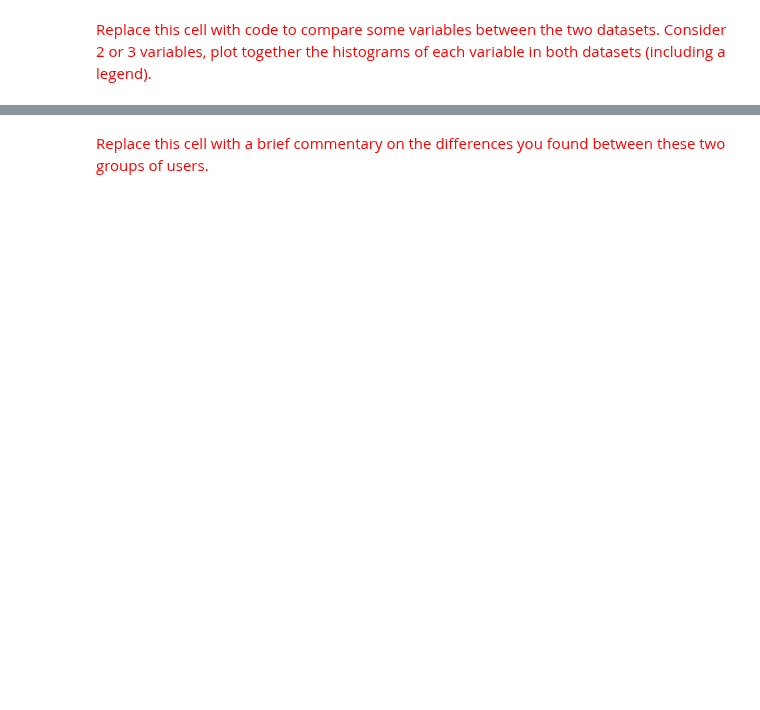
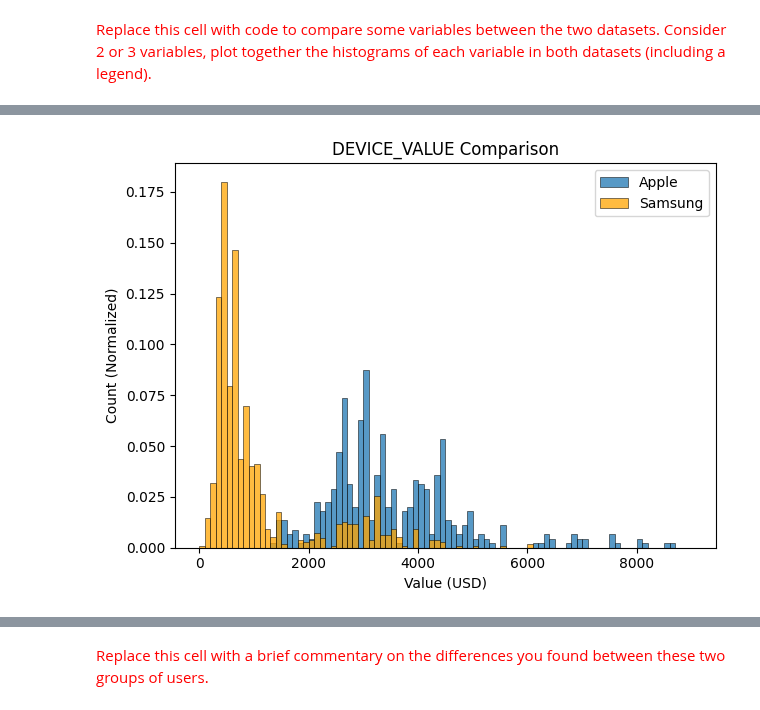
Before and after one commit to LucaFranceschi01/MDM-2024, a Jupyter notebook: ps01_02/ps01_02_data_preparation.ipynb, the cells around one changed output, grey strips where cells are left out. Cells and saved outputs as stored; diff of their text form; code cells hidden in the pictures; blank space fills up the shorter version.

```diff
--- a/ps01_02/ps01_02_data_preparation.ipynb
+++ b/ps01_02/ps01_02_data_preparation.ipynb
@@ -729,0 +1034,14 @@ Finally, find some features that are different between users of an Apple iPhone
+# %%
+ax = plt.subplot()
+
+ax.set(title='DEVICE_VALUE Comparison', xlabel='Value (USD)', ylabel='Count (Normalized)') # normalized as if it was a probability
+
+# very ugly but it is a mess otherwise
+sns.histplot(apple_df['DEVICE_VALUE'], kde=False, ax=ax, label='Apple', stat='probability', bins=range(0, 9100, 100))
+sns.histplot(samsung_df['DEVICE_VALUE'], kde=False, ax=ax, label='Samsung', stat='probability', bins=range(0, 9100, 100), color='orange')
+
+plt.legend()
+plt.tight_layout()
+plt.show()
+# %% [output]
+[figure, added]
```
Also changed, not shown: parts of 39 cells of this notebook.
